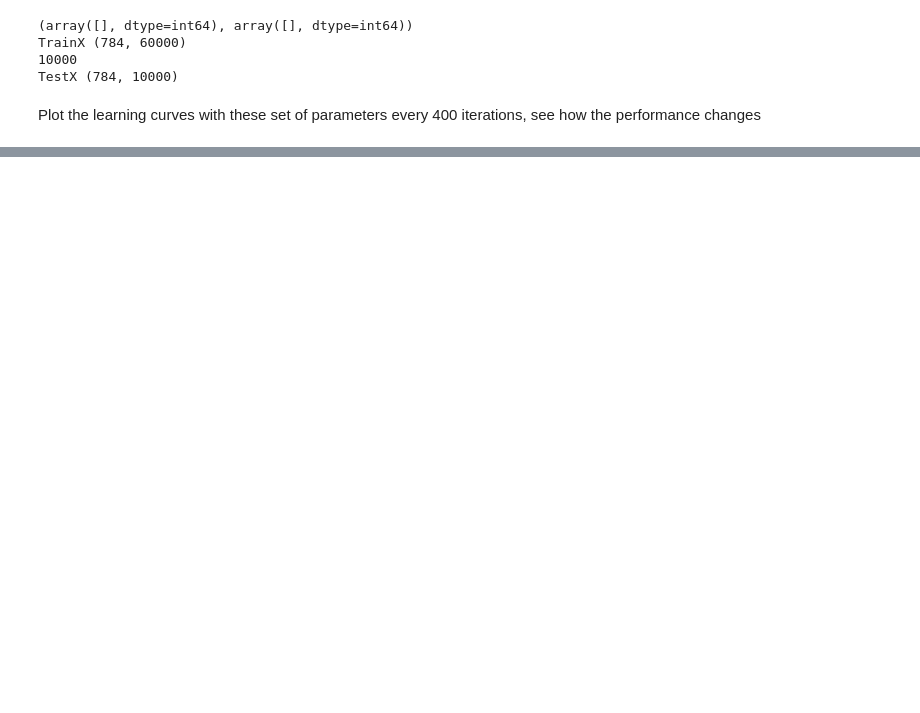
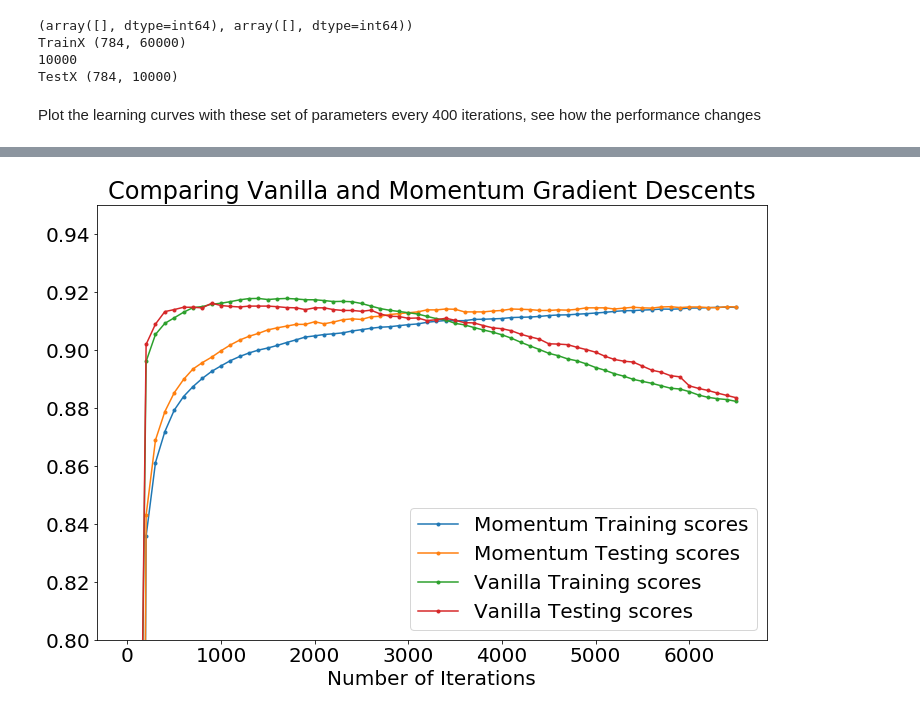
Before and after one commit to Naireen/CSC411, a Jupyter notebook: A2/MomentumContours.ipynb, the cells around one changed output, grey strips where cells are left out. Drawn from its saved outputs; the diff is of its cells as text; code cells hidden in the pictures; blank space fills up the shorter version.

```diff
--- a/A2/MomentumContours.ipynb
+++ b/A2/MomentumContours.ipynb
@@ -285,0 +267,21 @@ plt.show()
+# %%
+#part 5, gradient descent with momentum
+#create a plot comparing this with vanilla gradient descent
+p4_train = np.loadtxt("performance_train_p4.txt")
+p4_test = np.loadtxt("performance_test_p4.txt")
+# %%
+plt.figure(figsize=(12 ,8))
+iterations = np.arange(6500//100 +1)*100
+#print(iterations)
+#print(iterations.shape)
+plt.plot(iterations, performance_train, label= "Momentum Training scores", marker = ".")
+plt.plot(iterations, performance_test, label = "Momentum Testing scores", marker = ".")
+plt.plot(iterations, p4_train, label= "Vanilla Training scores", marker = ".")
+plt.plot(iterations, p4_test, label = "Vanilla Testing scores", marker = ".")
+plt.title("Comparing Vanilla and Momentum Gradient Descents")
+plt.xlabel("Number of Iterations")
+plt.ylim([0.8, .95])
+plt.legend()
+plt.show()
+# %% [output]
+[figure, added]
```
Also changed, not shown: parts of 9 cells of this notebook, 3 other files.
